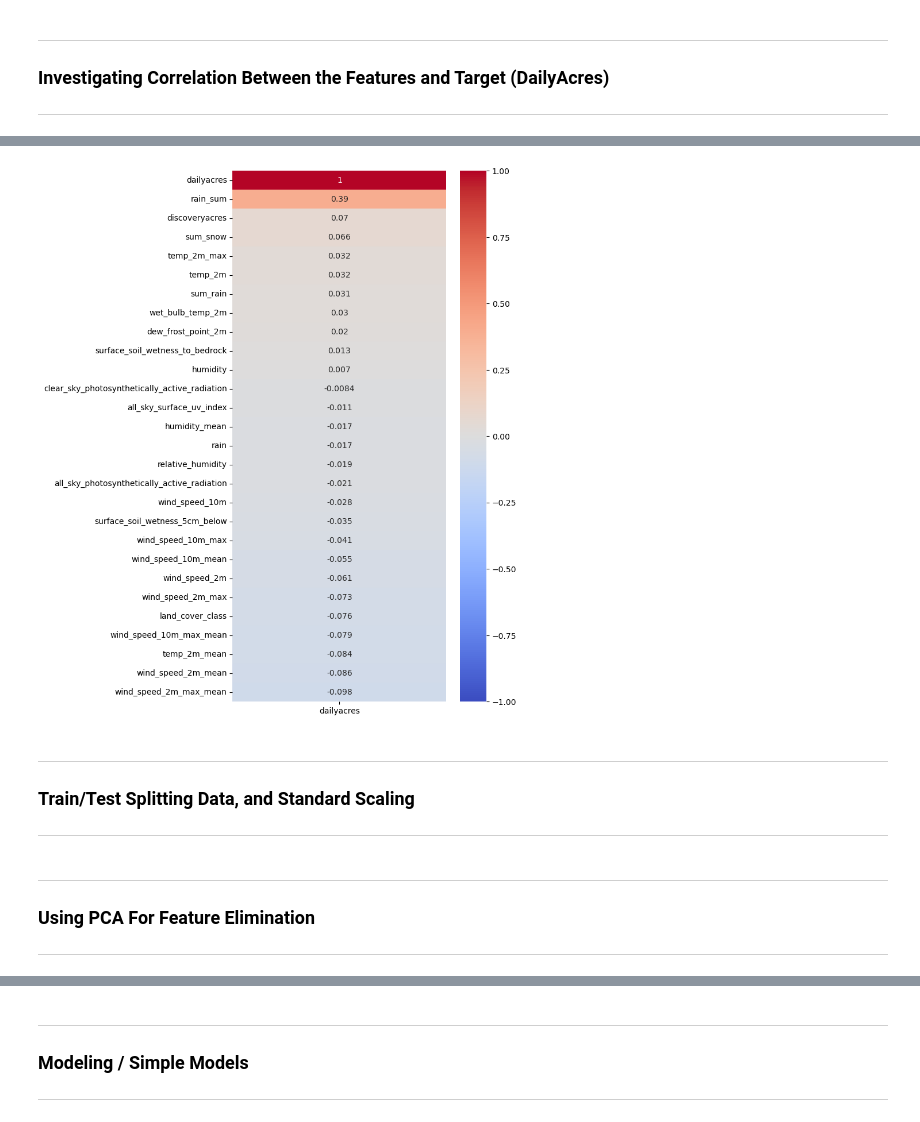
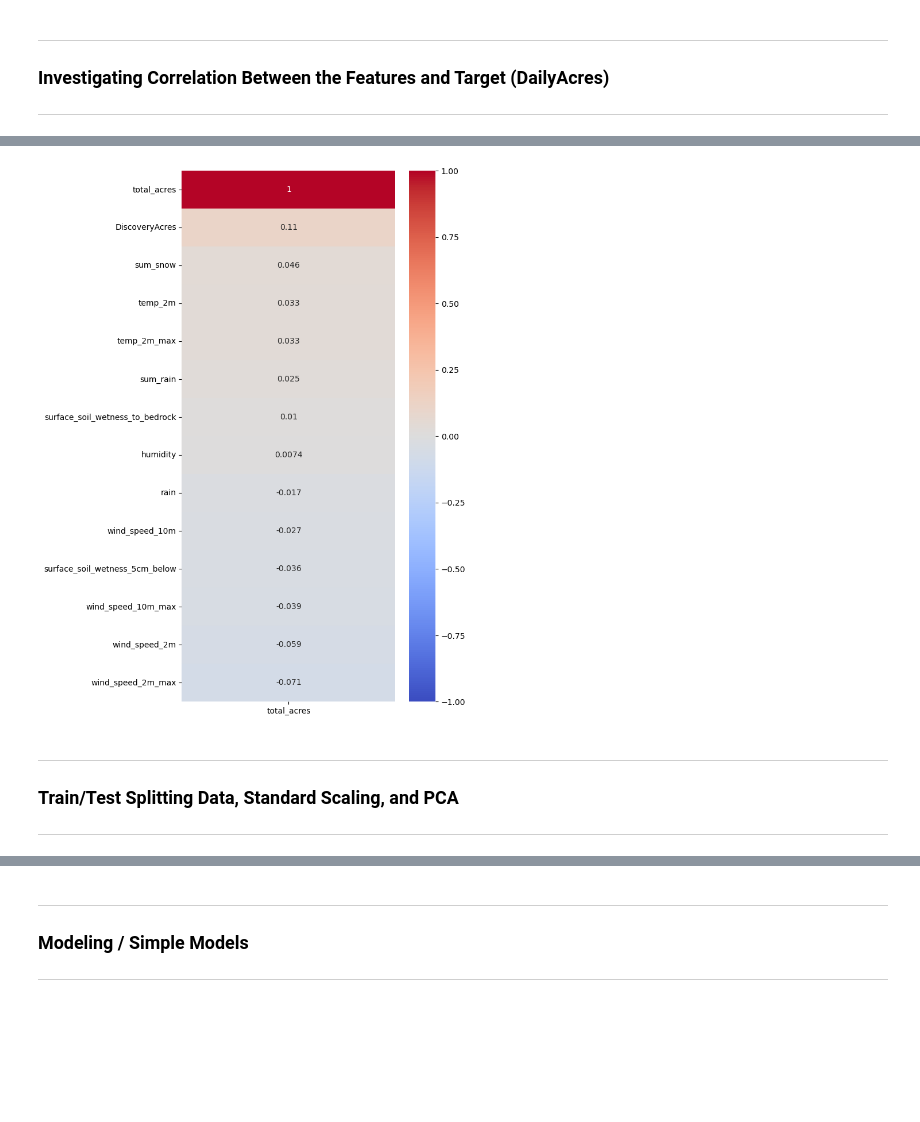
Before and after one commit to jeff-shakes/Wildfire_Size_Prediction, a Jupyter notebook: src/03_modeling/JA_modeling(largefires).ipynb, the cells around one changed output, grey strips where cells are left out. Drawn from its saved outputs; the diff is of its cells as text; code cells hidden in the pictures; blank space fills up the shorter version.

```diff
--- a/src/03_modeling/JA_modeling(largefires).ipynb
+++ b/src/03_modeling/JA_modeling(largefires).ipynb
@@ -17,12 +17,5 @@ from sklearn.decomposition import PCA
 from sklearn.metrics import mean_squared_error
 from datetime import datetime, timedelta
 # %%
-df1 = pd.read_csv('../../data/cleaned/bigger_wildfire_weather_extra.csv')
-df2 = pd.read_csv('../../data/processed/precipitation_sum_180d.csv')
-df3 = pd.read_csv('../../data/cleaned/land_cover.csv', index_col = 'Unnamed: 0')
-
-df2.rename(columns = {'ID': 'id'}, inplace = True)
-df3.rename(columns = {'fire_id': 'id'}, inplace = True)
-
-df = pd.merge(df1, df2, on = 'id')
-df.head()
+df = pd.read_csv('../../data/processed/master_dataset.csv')
+np.random.seed(42)
@@ -37,8 +22,3 @@ df.head()
-# %%
-df3['in_df'] = df3['id'].map(lambda x: True if x in df['id'].unique() else False)
-df3 = df3[df3['in_df'] == True].copy()
-df3.drop(columns = 'in_df', inplace = True)
-df = pd.merge(df, df3, on = 'id')
 # %%
 for i in df.columns:
     print(i)
@@ -68,7 +41,3 @@ df_final.to_csv('../../data/cleaned/final_all.csv', index = False)
-# %%
-df['firediscoverydatetime'] = pd.to_datetime(df['firediscoverydatetime'])
-df['controldatetime'] = pd.to_datetime(df['controldatetime'])
-df['containmentdatetime'] = pd.to_datetime(df['containmentdatetime'])
 # %% [markdown]
 ---
 ######
@@ -78,22 +66,19 @@ ___
 # %%
-cols = ['dailyacres', 'discoveryacres', 'temp_2m', 'temp_2m_max', 'humidity', 'rain', 'wind_speed_2m', 'wind_speed_2m_max', 'wind_speed_10m',
-        'wind_speed_10m_max', 'surface_soil_wetness_5cm_below', 'surface_soil_wetness_to_bedrock', 'wind_speed_2m_mean', 'wind_speed_2m_max_mean',
-        'wind_speed_10m_mean', 'wind_speed_10m_max_mean', 'humidity_mean', 'temp_2m_mean', 'rain_sum', 'dew_frost_point_2m', 'wet_bulb_temp_2m',
-        'relative_humidity', 'clear_sky_photosynthetically_active_radiation', 'all_sky_photosynthetically_active_radiation', 'all_sky_surface_uv_index',
-        'sum_rain', 'sum_snow','land_cover_class']
+cols = ['sum_rain', 'sum_snow', 'DiscoveryAcres', 'total_acres', 'temp_2m', 'temp_2m_max', 'humidity', 'rain', 'wind_speed_2m', 'wind_speed_2m_max', 'wind_speed_10m',
+        'wind_speed_10m_max', 'surface_soil_wetness_5cm_below', 'surface_soil_wetness_to_bedrock']
 # %%
 plt.figure(figsize = (6, 12))
-sns.heatmap(df[cols].corr()[['dailyacres']].sort_values(by = 'dailyacres', ascending=False),
+sns.heatmap(df[cols].corr()[['total_acres']].sort_values(by = 'total_acres', ascending=False),
             vmin = -1,
             vmax = 1,
             cmap = 'coolwarm',
             annot = True);
 # %% [output]
-[figure, old version]
+[figure, new version]
 # %% [markdown]
 ---
 ######
-### Train/Test Splitting Data, and Standard Scaling
+### Train/Test Splitting Data, Standard Scaling, and PCA
 ######
 ___
 # %%
@@ -104,12 +88,6 @@ X_train, X_test, y_train, y_test = train_test_split(df.drop(columns = 'dailyacre
 ss = StandardScaler()
 X_train = ss.fit_transform(X_train)
 X_test = ss.transform(X_test)
-# %% [markdown]
----
-######
-### Using PCA For Feature Elimination
-######
-___
 # %%
 pca = PCA(random_state = 42)
 
```
Also changed, not shown: parts of 30 cells of this notebook, 29 other files.
